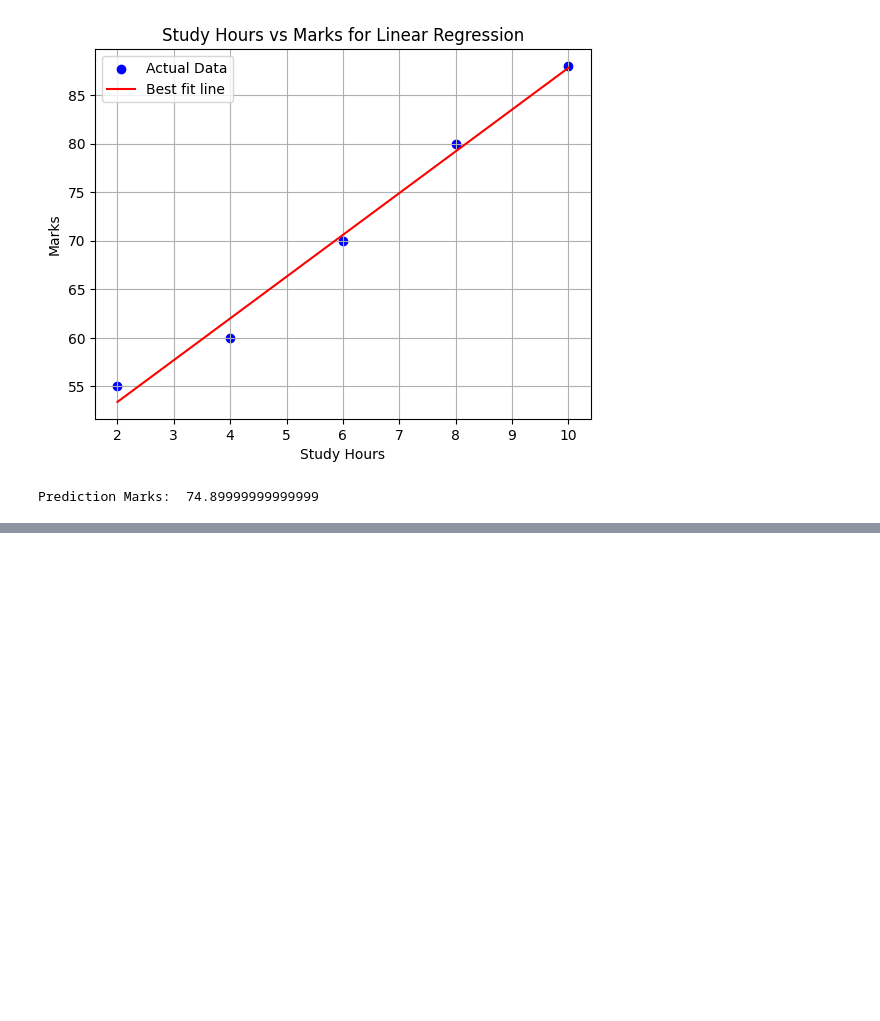
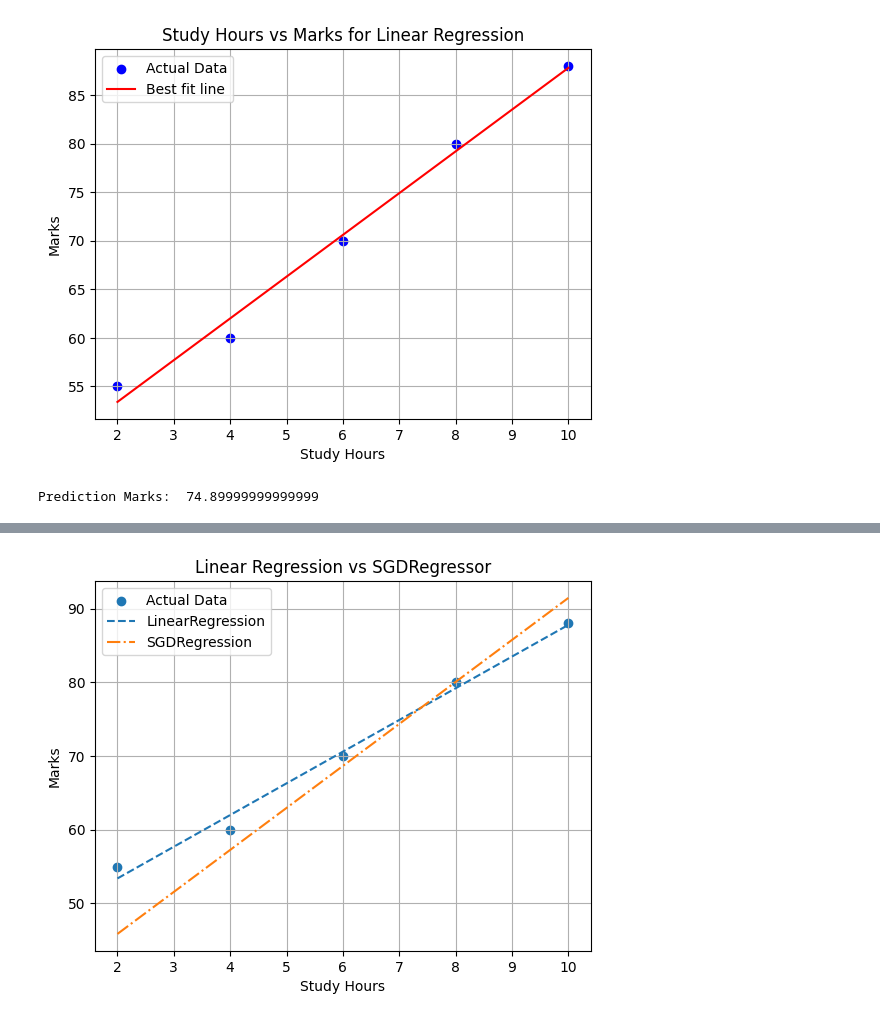
Before and after one commit to Md-Salman-Rahman339/AI-ML, a Jupyter notebook: Module10.ipynb, the cells around one changed output, grey strips where cells are left out. Saved outputs shown, nothing was run; the diff lists cells and outputs as text; code cells hidden in the pictures; blank space fills up the shorter version.

```diff
--- a/Module10.ipynb
+++ b/Module10.ipynb
@@ -54,0 +105,15 @@ Prediction Marks:  74.89999999999999
+# %%
+#Compare Both Lines Visually
+plt.scatter(hours, marks, label="Actual Data")
+
+plt.plot(hours, pred_marks, label="LinearRegression", linestyle="--")
+plt.plot(hours, pred_sgd, label="SGDRegression", linestyle="-.")
+
+plt.xlabel("Study Hours")
+plt.ylabel("Marks")
+plt.title("Linear Regression vs SGDRegressor")
+plt.legend()
+plt.grid(True)
+plt.show()
+# %% [output]
+[figure, added]
```
Also changed, not shown: parts of 10 cells of this notebook.
